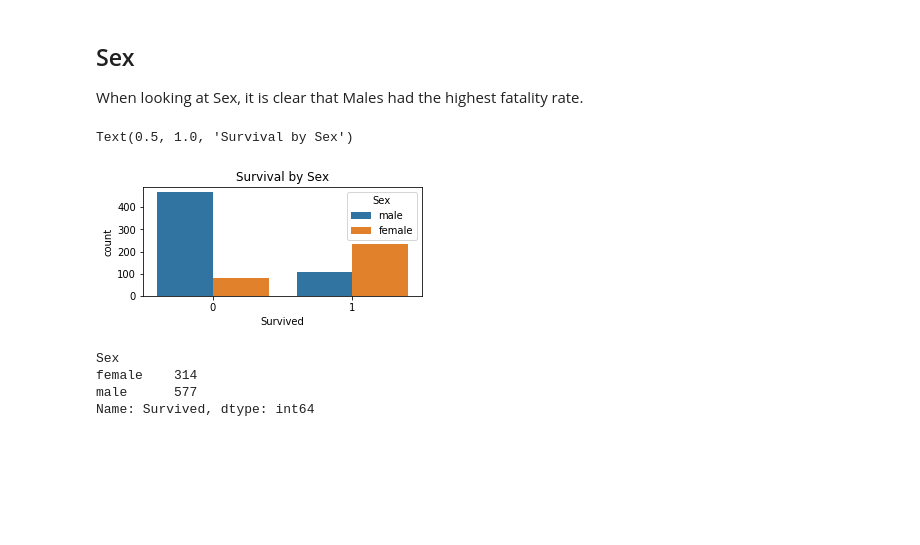
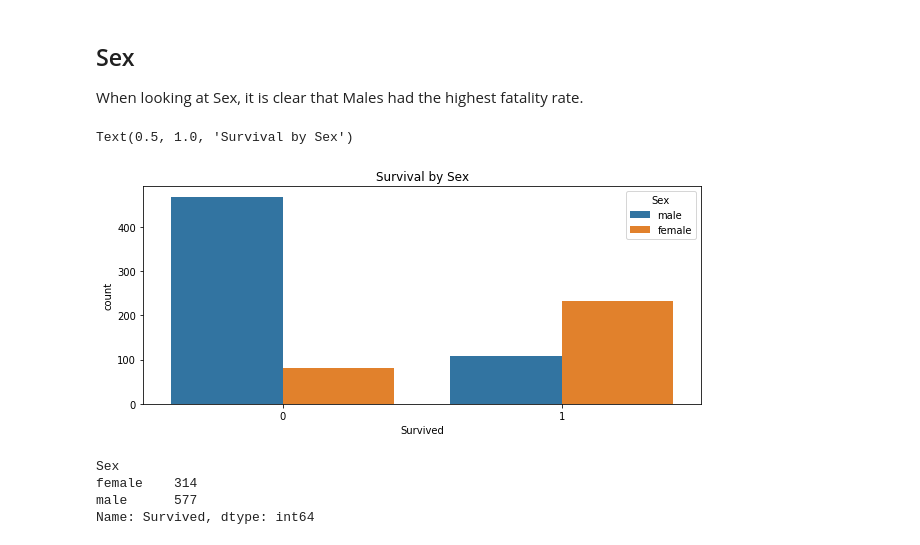
Before and after one commit to SamButterfield/csc8111_machine_learning_coursework, a Jupyter notebook: CSC8111_SB_Titanic_Coursework.ipynb, the cells around one changed output. Saved outputs shown, nothing was run; the diff lists cells and outputs as text; code cells hidden in the pictures; blank space fills up the shorter version.

```diff
--- a/CSC8111_SB_Titanic_Coursework.ipynb
+++ b/CSC8111_SB_Titanic_Coursework.ipynb
@@ -166,11 +166,11 @@ Name: Survived, dtype: int64
 ## Sex
 When looking at Sex, it is clear that Males had the highest fatality rate.
 # %%
-plt.figure(figsize = (5, 2))
+plt.figure(figsize = (10, 4))
 sns.countplot(x = 'Survived', hue = 'Sex', data = train_df).set_title("Survival by Sex")
 # %% [output]
 Text(0.5, 1.0, 'Survival by Sex')
-[figure, old version]
+[figure, new version]
 # %%
 train_df.groupby(['Sex']).count().iloc[:,1]
 # %% [output]
```
Also changed, not shown: parts of 28 cells of this notebook.
